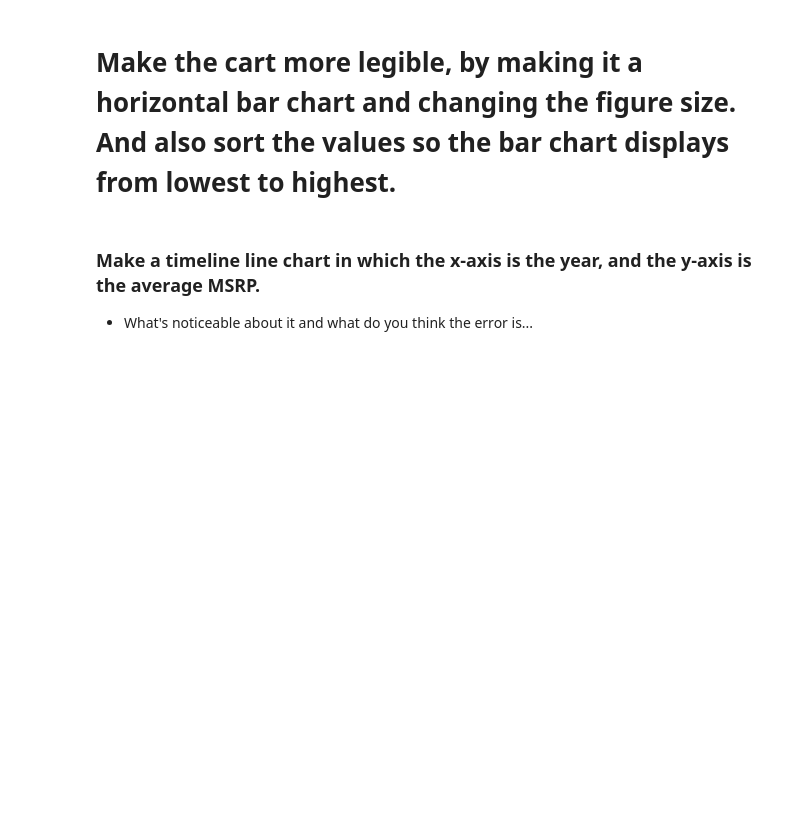
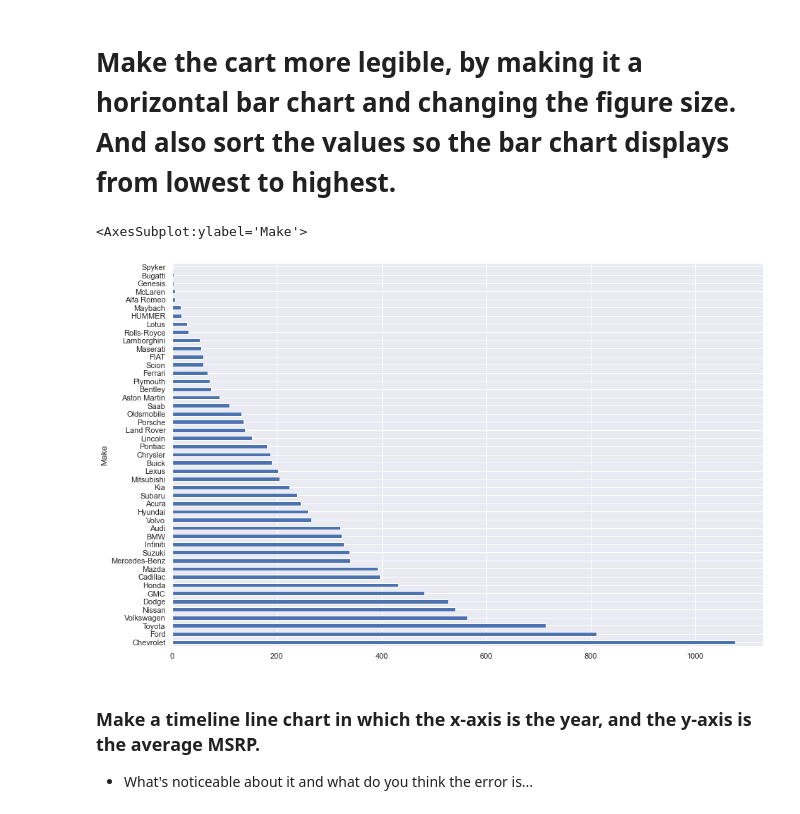
Before and after one commit to ValinaProjects/2021-fall-data-science, a Jupyter notebook: Week-02-EDA/Exercise-EDA.ipynb, the cells around one changed output. Saved outputs shown, nothing was run; the diff lists cells and outputs as text; code cells hidden in the pictures; blank space fills up the shorter version.

```diff
--- a/Week-02-EDA/Exercise-EDA.ipynb
+++ b/Week-02-EDA/Exercise-EDA.ipynb
@@ -86,6 +107,10 @@ _Brand of car is the `Make` of the car._
 # Make the cart more legible, by making it a horizontal bar chart and changing the figure size.  And also sort the values so the bar chart displays from lowest to highest.
 # %%
 # Make the cart more legible, by making it a horizontal bar chart, sorting the values, and changing the figure size.
+df.groupby('Make').size().sort_values(ascending=False).plot(kind='barh',figsize=(15, 10))
+# %% [output]
+<AxesSubplot:ylabel='Make'>
+[figure, added]
 # %% [markdown]
 ### Make a timeline line chart in which the x-axis is the year, and the y-axis is the average MSRP.
 * What's noticeable about it and what do you think the error is...
```
Also changed, not shown: parts of 24 cells of this notebook.
